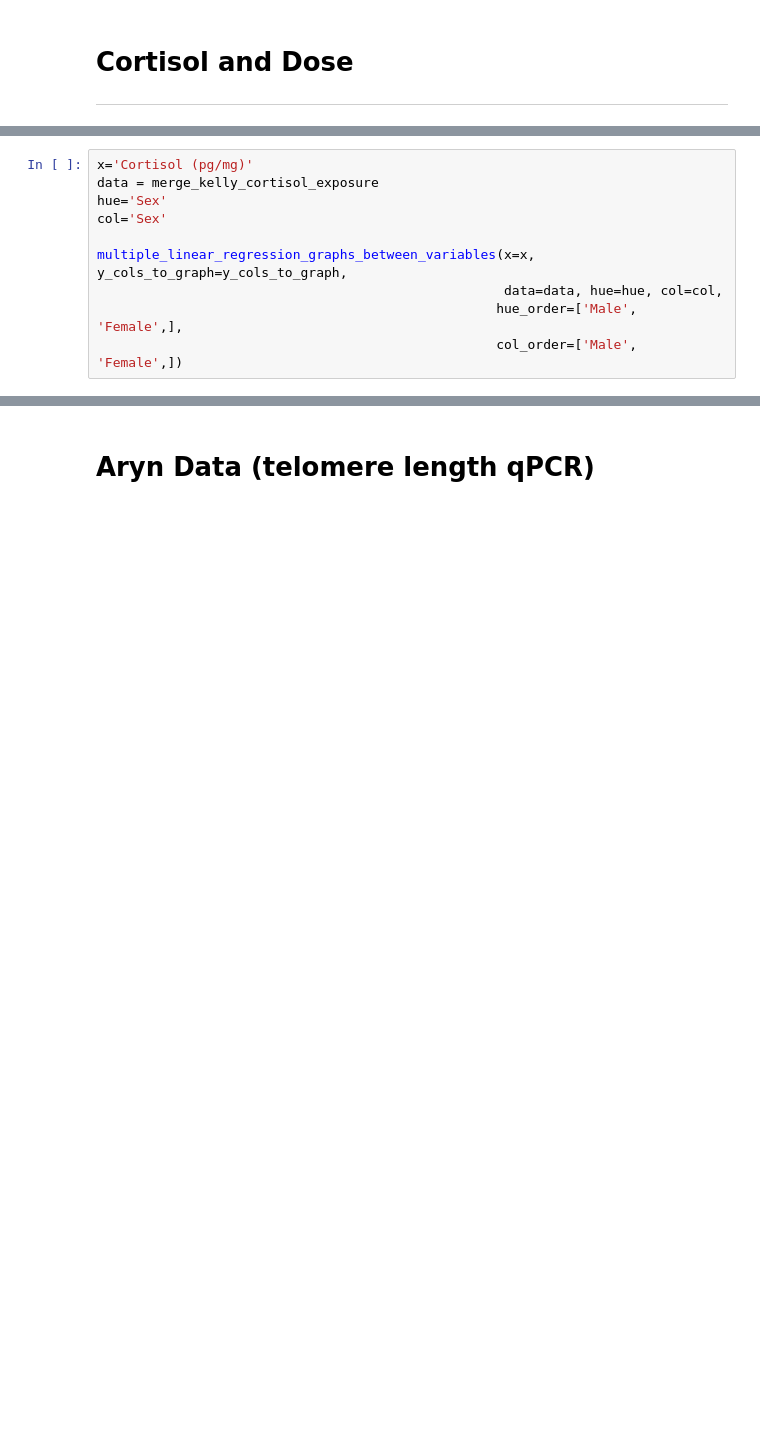
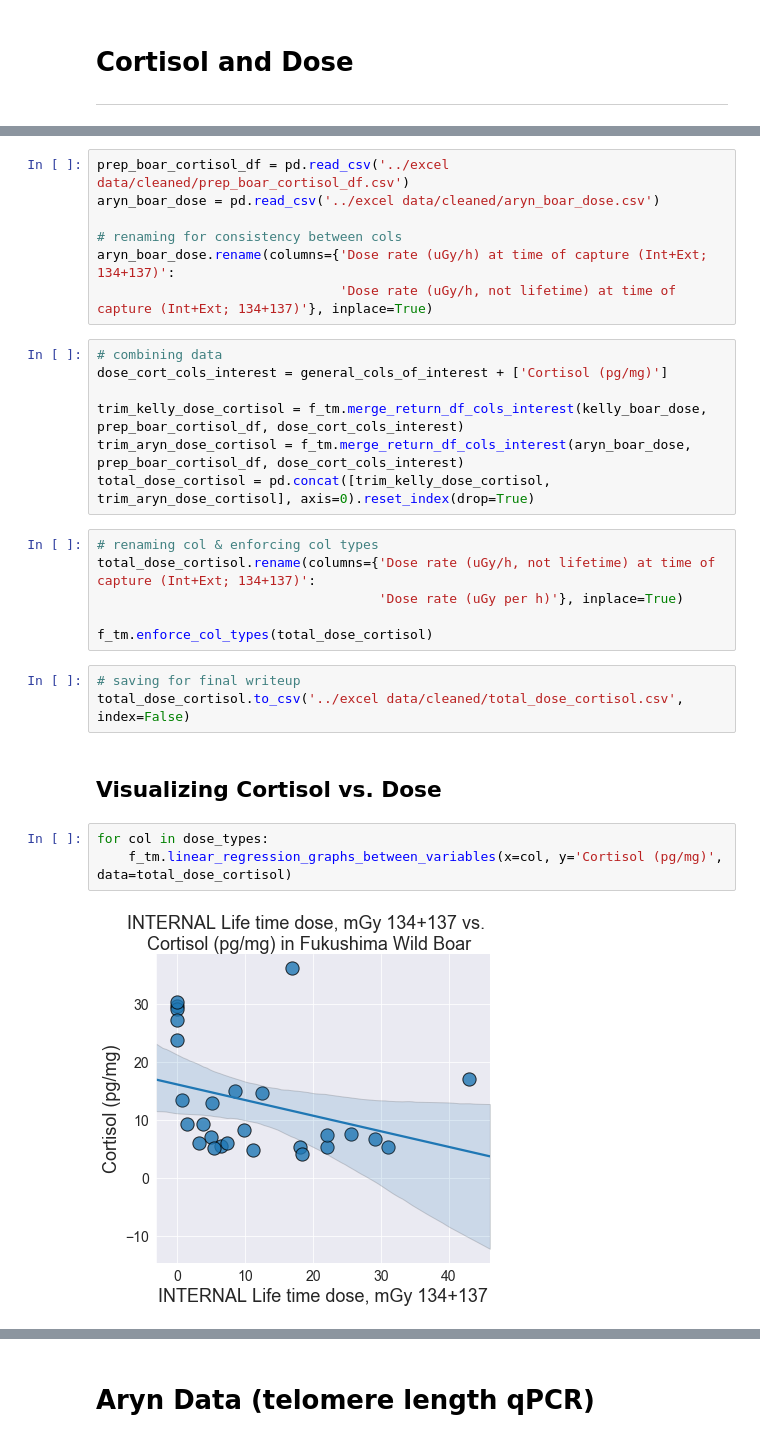
Before and after one commit to Jared-Luxton/Fukushima-Nuclear-Disaster-Humans, a Jupyter notebook: workflow & analyses notebooks/02_Fukushima_Project_Visualization_and_Statistics.ipynb, the cells around one changed output, grey strips where cells are left out. Cells and saved outputs as stored; diff of their text form; blank space fills up the shorter version.

```diff
--- a/workflow & analyses notebooks/02_Fukushima_Project_Visualization_and_Statistics.ipynb
+++ b/workflow & analyses notebooks/02_Fukushima_Project_Visualization_and_Statistics.ipynb
@@ -201,10 +122,0 @@ def multiple_linear_regression_graphs_between_variables(x=None, y_cols_to_graph=
-# %%
-x='Cortisol (pg/mg)'
-data = merge_kelly_cortisol_exposure
-hue='Sex'
-col='Sex'
-
-multiple_linear_regression_graphs_between_variables(x=x, y_cols_to_graph=y_cols_to_graph,
-                                                    data=data, hue=hue, col=col,
-                                                   hue_order=['Male', 'Female',],
-                                                   col_order=['Male', 'Female',])
@@ -218,0 +123,30 @@ multiple_linear_regression_graphs_between_variables(x=x, y_cols_to_graph=y_cols_
+# %%
+prep_boar_cortisol_df = pd.read_csv('../excel data/cleaned/prep_boar_cortisol_df.csv')
+aryn_boar_dose = pd.read_csv('../excel data/cleaned/aryn_boar_dose.csv')
+
+# renaming for consistency between cols
+aryn_boar_dose.rename(columns={'Dose rate (uGy/h) at time of capture (Int+Ext; 134+137)':
+                               'Dose rate (uGy/h, not lifetime) at time of capture (Int+Ext; 134+137)'}, inplace=True)
+# %%
+# combining data
+dose_cort_cols_interest = general_cols_of_interest + ['Cortisol (pg/mg)']
+
+trim_kelly_dose_cortisol = f_tm.merge_return_df_cols_interest(kelly_boar_dose, prep_boar_cortisol_df, dose_cort_cols_interest)
+trim_aryn_dose_cortisol = f_tm.merge_return_df_cols_interest(aryn_boar_dose, prep_boar_cortisol_df, dose_cort_cols_interest)
+total_dose_cortisol = pd.concat([trim_kelly_dose_cortisol, trim_aryn_dose_cortisol], axis=0).reset_index(drop=True)
+# %%
+# renaming col & enforcing col types
+total_dose_cortisol.rename(columns={'Dose rate (uGy/h, not lifetime) at time of capture (Int+Ext; 134+137)':
+                                    'Dose rate (uGy per h)'}, inplace=True)
+
+f_tm.enforce_col_types(total_dose_cortisol)
+# %%
+# saving for final writeup
+total_dose_cortisol.to_csv('../excel data/cleaned/total_dose_cortisol.csv', index=False)
+# %% [markdown]
+## Visualizing Cortisol vs. Dose
+# %%
+for col in dose_types:
+    f_tm.linear_regression_graphs_between_variables(x=col, y='Cortisol (pg/mg)', data=total_dose_cortisol)
+# %% [output]
+[figure, added]
```
Also changed, not shown: parts of 76 cells of this notebook.
